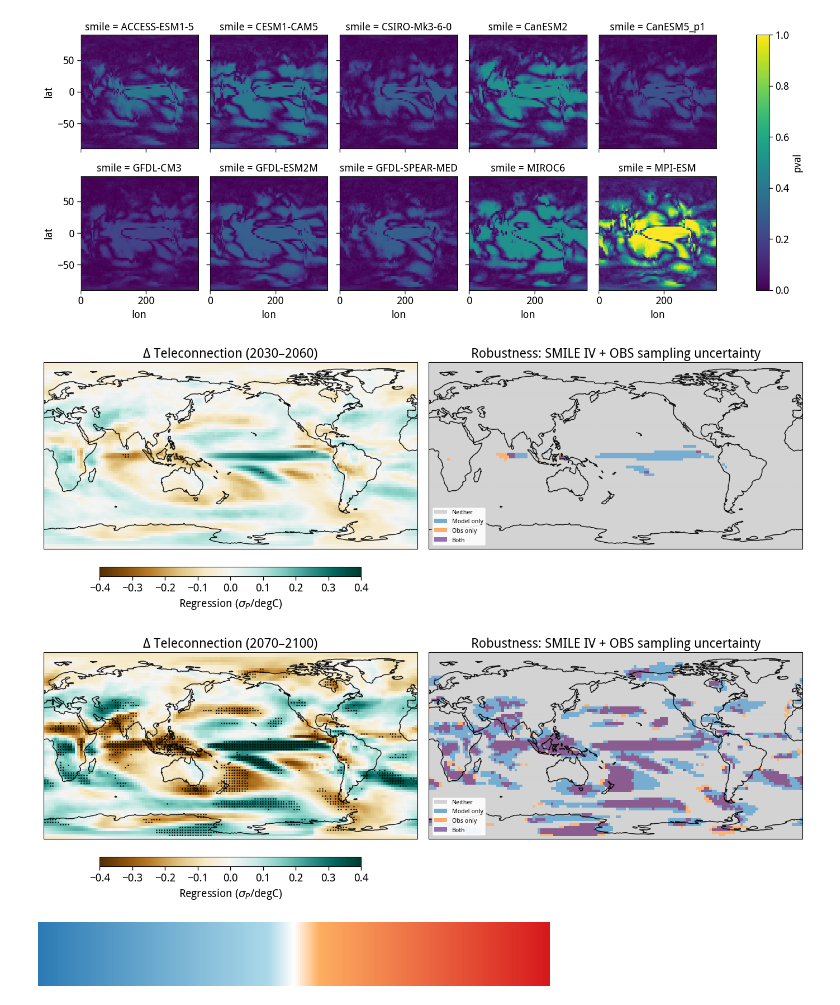
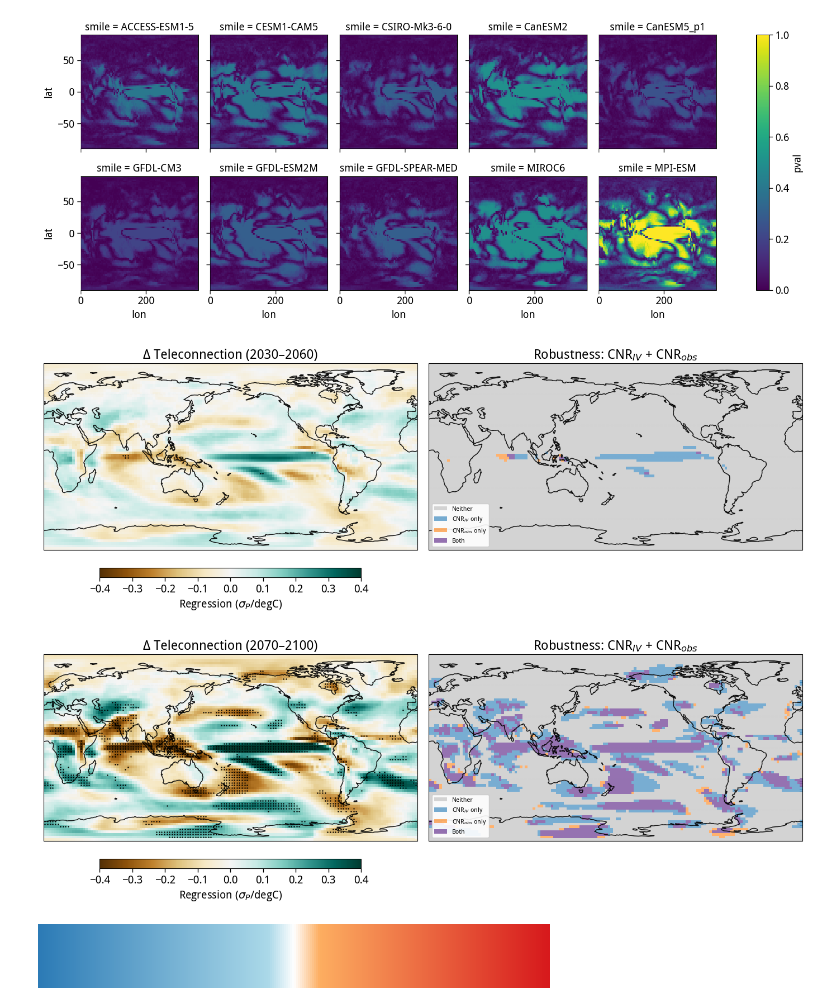
Before and after one commit to adisen99/enso_teleconnection_robustness, a Jupyter notebook: 03b_plotting_pr_tele_change.ipynb, the cells around one changed output. Cells and saved outputs as stored; diff of their text form; code cells hidden in the pictures.

```diff
--- a/03b_plotting_pr_tele_change.ipynb
+++ b/03b_plotting_pr_tele_change.ipynb
@@ -970,28 +983,30 @@ plt.show()
 # %%
 zz = delta_pr_regr_smile_midc_means.mean('smile')
 # zp = ttest_ind3d(pr_regr_smile_baseline_means.load(), delta_pr_regr_smile_midc_means.load(), dim='smile')
 zp1 = (np.abs(delta_pr_regr_smile_midc_means.mean('smile'))/np.sqrt((pr_regr_smile_baseline_vars).mean('smile')))
 zp2 = (np.abs(delta_pr_regr_smile_midc_means.mean('smile'))/np.sqrt((regridder_rean(delta_pr_regr_rean)).var('ey')))
 xx, yy = np.meshgrid(zz.lon, zz.lat)
 
 
 plot_teleconnection_robustness(
     field=zz,
     lon=zz.lon,
     lat=zz.lat,
     snr_model=zp1,
     snr_obs=zp2,
     snr_threshold=1.5,
     use_pval=False,
     vmin=-0.4,
     vmax=0.4,
     cmap='BrBG',
     cbar_label='Regression ($\sigma_P$/degC)',
     title_main='Δ Teleconnection (2030–2060)',
-    title_suffix = 'Robustness: SMILE IV + OBS sampling uncertainty',
+    title_suffix='Robustness: CNR$_{IV}$ + CNR$_{obs}$',
+    label_model='CNR$_{IV}$ only',
+    label_obs='CNR$_{obs}$ only',
 )
 # %% [output]
-[figure, old version]
+[figure, new version]
 # %%
 zz = delta_pr_regr_smile_endc_means.mean('smile')
 # zp = ttest_ind3d(pr_regr_smile_baseline_means.load(), delta_pr_regr_smile_endc_means.load(), dim='smile')
@@ -1013,10 +1028,12 @@ plot_teleconnection_robustness(
     cmap='BrBG',
     cbar_label='Regression ($\sigma_P$/degC)',
     title_main='Δ Teleconnection (2070–2100)',
-    title_suffix = 'Robustness: SMILE IV + OBS sampling uncertainty',
+    title_suffix='Robustness: CNR$_{IV}$ + CNR$_{obs}$',
+    label_model='CNR$_{IV}$ only',
+    label_obs='CNR$_{obs}$ only',
 )
 # %% [output]
-[figure, old version]
+[figure, new version]
 # %%
 M_baseline = pr_regr_smile_baseline_means.var('smile', ddof=1)
 I_baseline = pr_regr_smile_baseline_vars.mean('smile')
```
Also changed, not shown: parts of 3 cells of this notebook, 5 other files.
